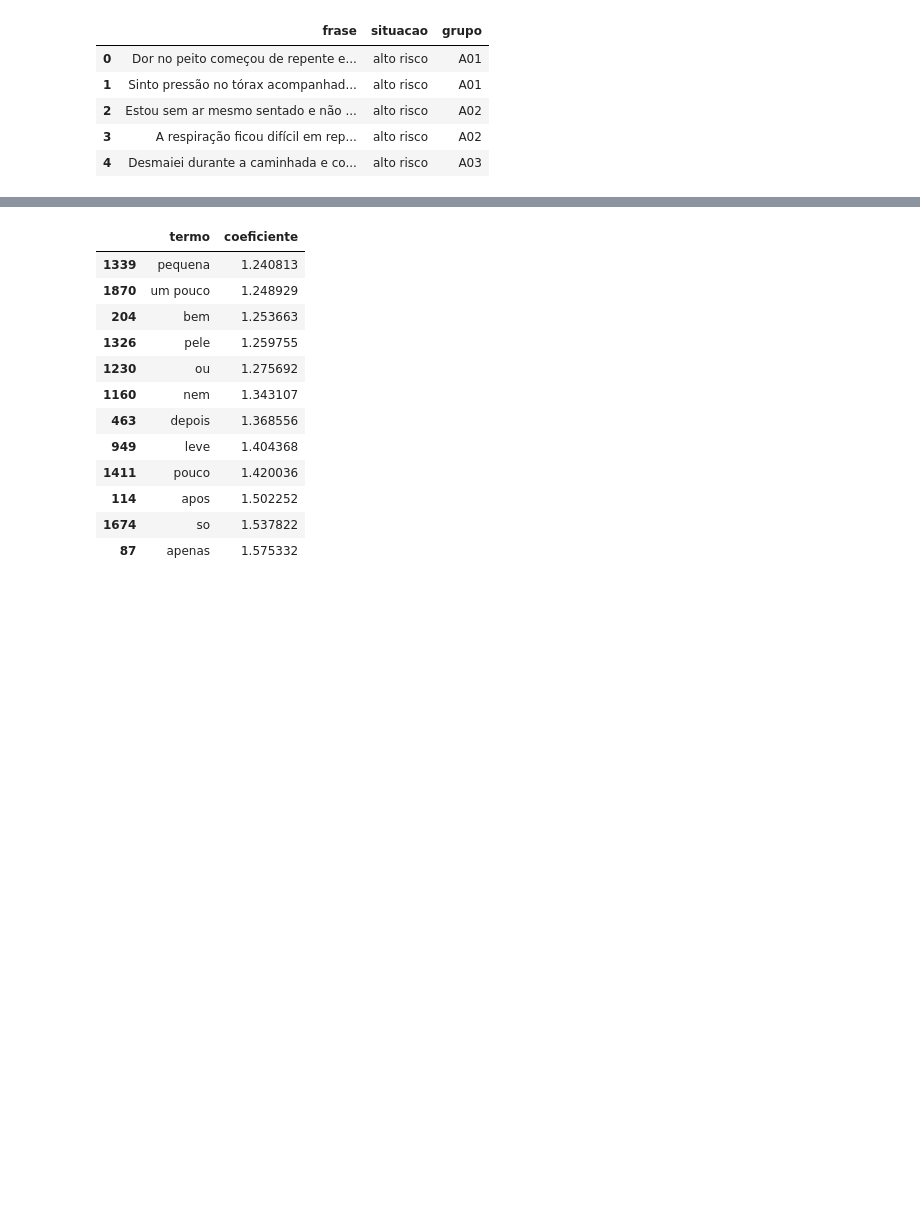
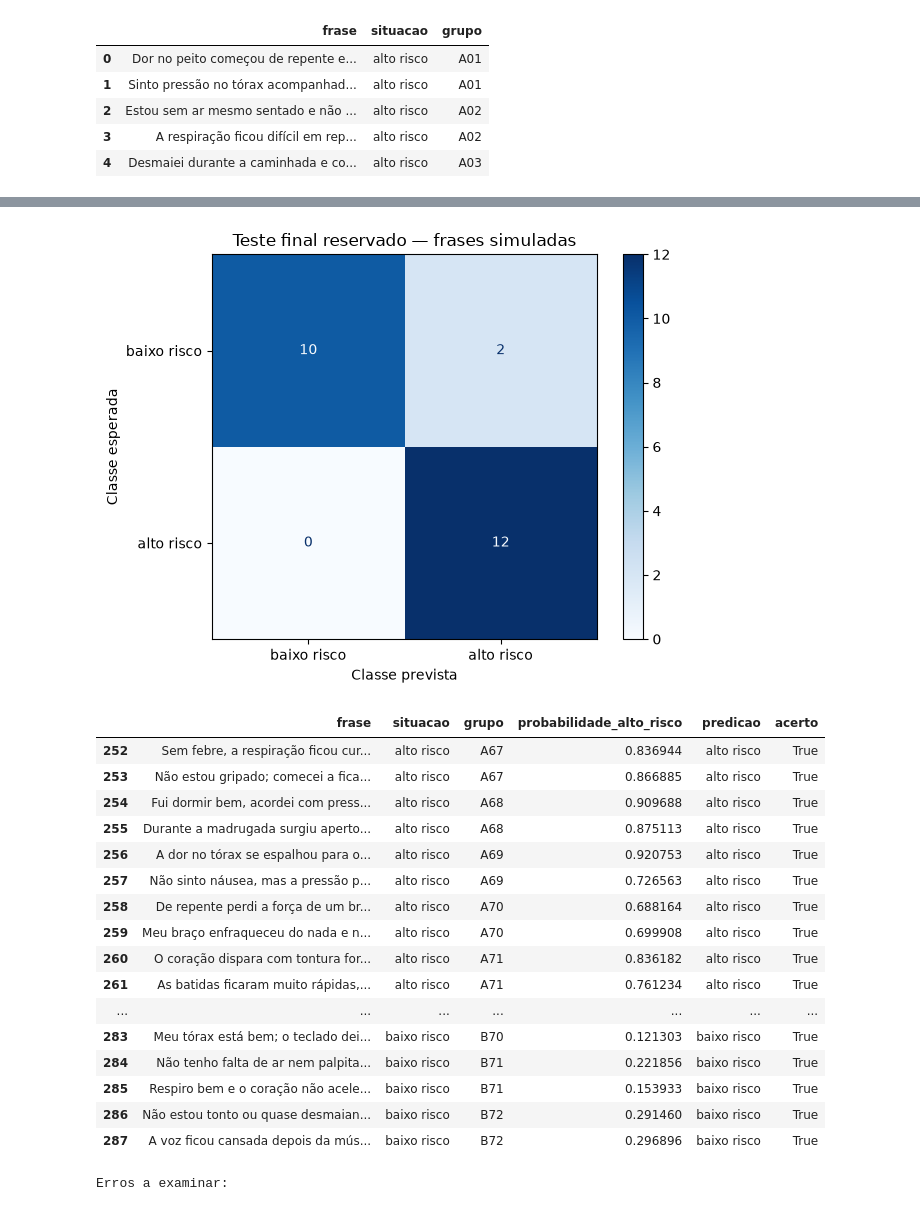
Before and after one commit to marcus-vlgarcia/cardioia-fase1, a Jupyter notebook: fase2/notebooks/classificador_risco.ipynb, the cells around one changed output, grey strips where cells are left out. Saved outputs shown, nothing was run; the diff lists cells and outputs as text; code cells hidden in the pictures; blank space fills up the shorter version.

```diff
--- a/fase2/notebooks/classificador_risco.ipynb
+++ b/fase2/notebooks/classificador_risco.ipynb
@@ -97,7 +99,7 @@ Para comparar a revisão com a versão anterior no mesmo teste novo, também tre
 # %%
 def criar_modelo():
     return Pipeline([
-        ("tfidf", TfidfVectorizer(strip_accents="unicode", lowercase=True, ngram_range=(1, 2))),
+        ("tfidf", TfidfVectorizer(preprocessor=preparar_texto, lowercase=False, ngram_range=(1, 2))),
         ("classificador", LogisticRegression(max_iter=1000, random_state=SEED))
     ])
 
@@ -115,9 +117,6 @@ i = busca.best_index_
 cv_resultados = {"test_" + metrica: np.array([busca.cv_results_[f"split{k}_test_{metrica}"][i] for k in range(4)])
                  for metrica in ("acuracia", "f1_macro")}
 print("Configuração selecionada:", busca.best_params_)
-originais = treino[treino.grupo.str[1:].astype(int) <= 20]
-assert len(originais) == 64
-modelo_anterior = criar_modelo().fit(originais.frase, originais.situacao)
 print("Vocabulário do treino ampliado:", len(modelo.named_steps["tfidf"].vocabulary_))
 # %% [output]
 |  | params | mean_test_acuracia | mean_test_f1_macro | std_test_f1_macro |
@@ -231,10 +172,37 @@ Coeficientes representam associações aprendidas nos exemplos. Não são fatore
 # %%
-vetor = modelo.named_steps["tfidf"]
-classificador = modelo.named_steps["classificador"]
-termos = pd.DataFrame({"termo": vetor.get_feature_names_out(),
-                      "coeficiente": classificador.coef_[0]})
-print("Coeficiente positivo favorece:", classificador.classes_[1])
-display(termos.sort_values("coeficiente").head(12))
-display(termos.sort_values("coeficiente").tail(12))
-termos.to_csv(SAIDA / "coeficientes.csv", index=False)
+predicoes, probabilidades = prever_com_limiar(modelo, teste.frase)
+dummy = DummyClassifier(strategy="most_frequent").fit(treino[["grupo"]], treino.situacao)
+baseline = accuracy_score(teste.situacao, dummy.predict(teste[["grupo"]]))
+relatorio = classification_report(teste.situacao, predicoes, labels=CLASSES, output_dict=True, zero_division=0)
+display(pd.DataFrame(relatorio).T)
+print("Acurácia do baseline:", baseline)
+matriz = confusion_matrix(teste.situacao, predicoes, labels=CLASSES)
+ConfusionMatrixDisplay(matriz, display_labels=CLASSES).plot(cmap="Blues")
+plt.title("Teste final reservado — frases simuladas")
+plt.xlabel("Classe prevista")
+plt.ylabel("Classe esperada")
+plt.tight_layout()
+plt.savefig(SAIDA / "matriz_confusao.png", dpi=160)
+plt.show()
+resultados = teste[["frase", "situacao", "grupo"]].copy()
+resultados["probabilidade_alto_risco"] = probabilidades
+resultados["predicao"] = predicoes
+resultados["acerto"] = resultados.situacao == resultados.predicao
+resultados.to_csv(SAIDA / "predicoes_teste.csv", index=False)
+display(resultados)
+print("Erros a examinar:")
+display(resultados[~resultados.acerto])
+regressao = regressao.copy()
+regressao["predicao"], regressao["probabilidade_alto_risco"] = prever_com_limiar(modelo, regressao.frase)
+regressao["acerto"] = regressao.situacao == regressao.predicao
+regressao.to_csv(SAIDA / "predicoes_regressao.csv", index=False)
+metricas = {"seed": SEED, "n_treino": len(treino), "n_teste": len(teste), "n_regressao": len(regressao),
+    "grupos_treino": treino.grupo.nunique(), "grupos_teste": teste.grupo.nunique(), "baseline_acuracia": baseline,
+    "limiar_alto_risco": limiar, "relatorio": relatorio, "matriz_confusao": matriz.tolist(),
+    "cv_acuracia": cv_resultados["test_acuracia"].tolist(), "cv_f1_macro": cv_resultados["test_f1_macro"].tolist(),
+    "melhores_parametros": busca.best_params_, "regressao_acuracia": float(regressao.acerto.mean()),
+    "sha256_dataset": hashlib.sha256((RAIZ / "fase2/data/frases_risco.csv").read_bytes()).hexdigest(),
+    "sha256_particoes": hashlib.sha256((RAIZ / "fase2/data/particoes.csv").read_bytes()).hexdigest(),
+    "python": platform.python_version(), "sklearn": sklearn.__version__, "numpy": np.__version__, "pandas": pd.__version__}
+(SAIDA / "metricas.json").write_text(json.dumps(metricas, ensure_ascii=False, indent=2), encoding="utf-8")
 # %% [output]
@@ -255,13 +216,19 @@ Coeficiente positivo favorece: baixo risco
+[figure, added]
-|  | termo | coeficiente |
-| 1339 | pequena | 1.240813 |
-| 1870 | um pouco | 1.248929 |
-| 204 | bem | 1.253663 |
-| 1326 | pele | 1.259755 |
-| 1230 | ou | 1.275692 |
-| 1160 | nem | 1.343107 |
-| 463 | depois | 1.368556 |
-| 949 | leve | 1.404368 |
-| 1411 | pouco | 1.420036 |
-| 114 | apos | 1.502252 |
-| 1674 | so | 1.537822 |
-| 87 | apenas | 1.575332 |
+|  | frase | situacao | grupo | probabilidade_alto_risco | predicao | acerto |
+| 252 | Sem febre, a respiração ficou cur... | alto risco | A67 | 0.836944 | alto risco | True |
+| 253 | Não estou gripado; comecei a fica... | alto risco | A67 | 0.866885 | alto risco | True |
+| 254 | Fui dormir bem, acordei com press... | alto risco | A68 | 0.909688 | alto risco | True |
+| 255 | Durante a madrugada surgiu aperto... | alto risco | A68 | 0.875113 | alto risco | True |
+| 256 | A dor no tórax se espalhou para o... | alto risco | A69 | 0.920753 | alto risco | True |
+| 257 | Não sinto náusea, mas a pressão p... | alto risco | A69 | 0.726563 | alto risco | True |
+| 258 | De repente perdi a força de um br... | alto risco | A70 | 0.688164 | alto risco | True |
+| 259 | Meu braço enfraqueceu do nada e n... | alto risco | A70 | 0.699908 | alto risco | True |
+| 260 | O coração dispara com tontura for... | alto risco | A71 | 0.836182 | alto risco | True |
+| 261 | As batidas ficaram muito rápidas,... | alto risco | A71 | 0.761234 | alto risco | True |
+| ... | ... | ... | ... | ... | ... | ... |
+| 283 | Meu tórax está bem; o teclado dei... | baixo risco | B70 | 0.121303 | baixo risco | True |
+| 284 | Não tenho falta de ar nem palpita... | baixo risco | B71 | 0.221856 | baixo risco | True |
+| 285 | Respiro bem e o coração não acele... | baixo risco | B71 | 0.153933 | baixo risco | True |
+| 286 | Não estou tonto ou quase desmaian... | baixo risco | B72 | 0.291460 | baixo risco | True |
+| 287 | A voz ficou cansada depois da mús... | baixo risco | B72 | 0.296896 | baixo risco | True |
+Erros a examinar:
```
Also changed, not shown: parts of 16 cells of this notebook, 19 other files.
